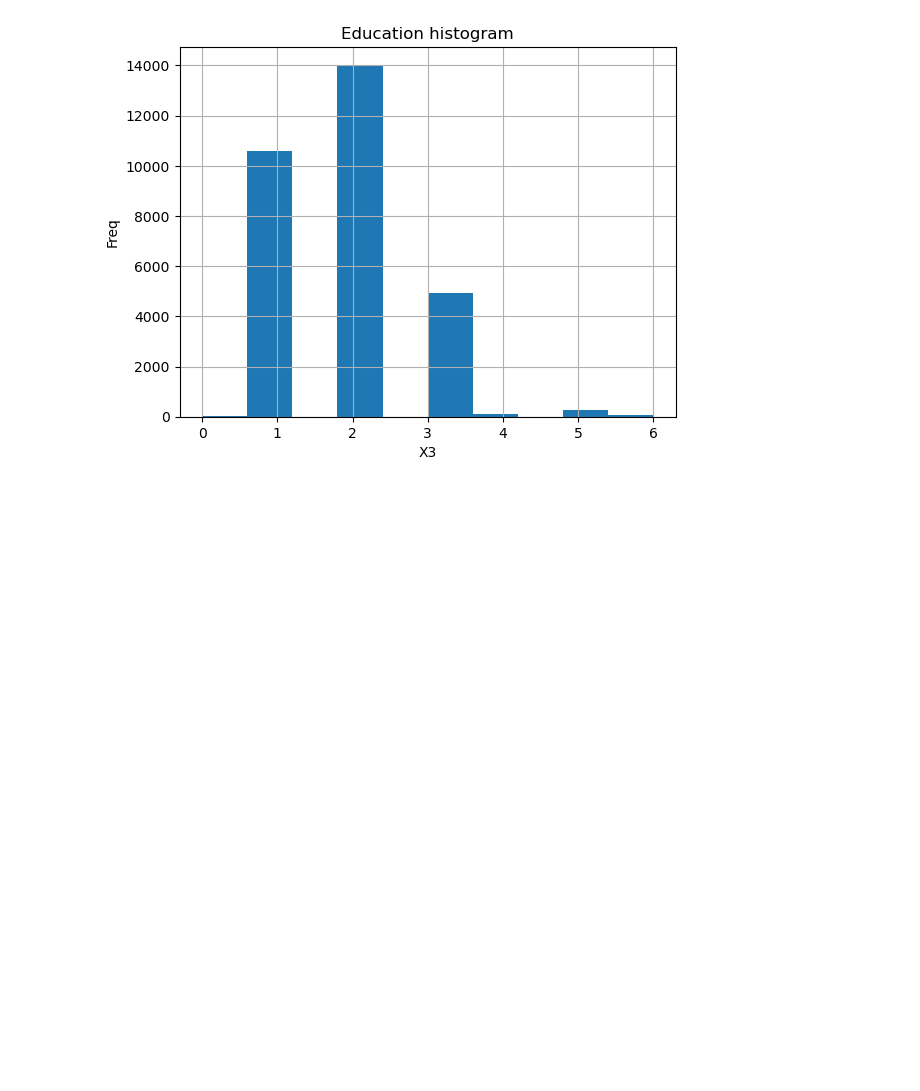
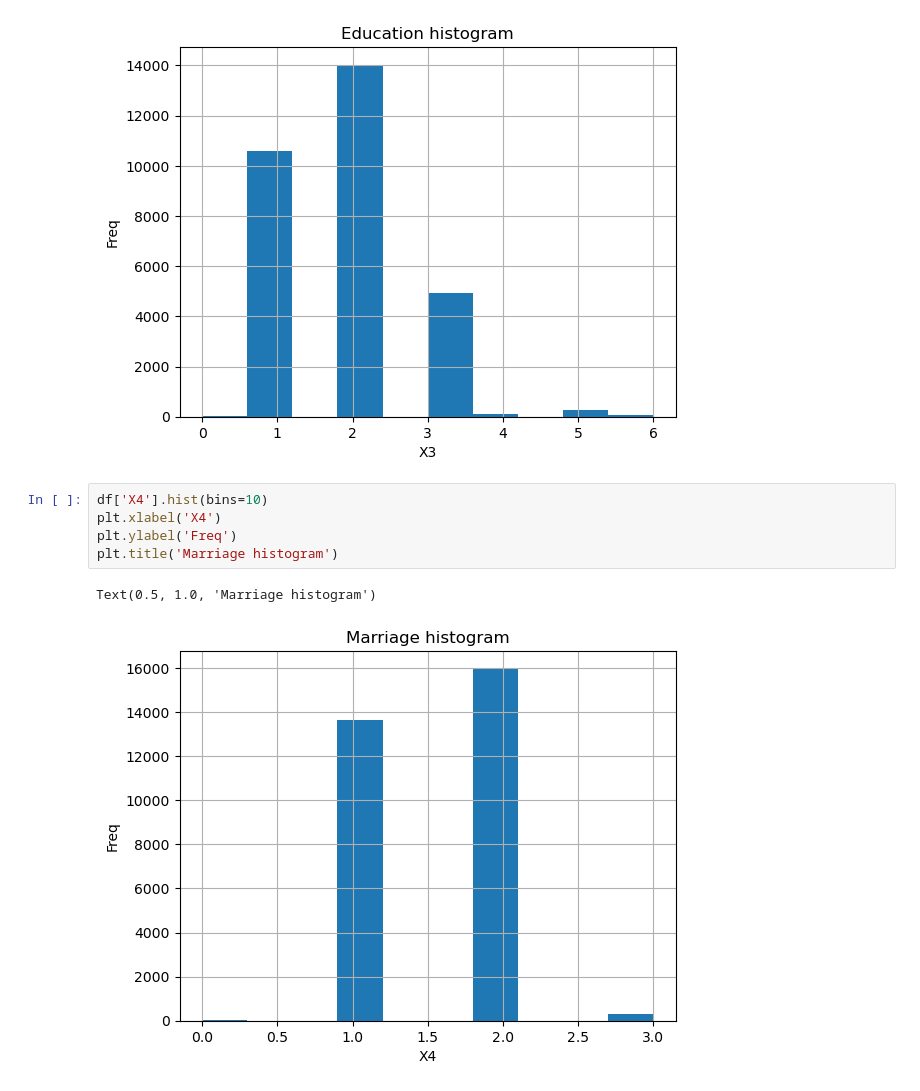
Before and after one commit to utkarshpant/6304-big-data-final-project, a Jupyter notebook: default+of+credit+card+clients/Source.ipynb, the cells around one changed output. Drawn from its saved outputs; the diff is of its cells as text; blank space fills up the shorter version.

Commit message:
more plots

```diff
--- a/default+of+credit+card+clients/Source.ipynb
+++ b/default+of+credit+card+clients/Source.ipynb
@@ -223,3 +223,11 @@ plt.title('Education histogram')
 # %% [output]
 Text(0.5, 1.0, 'Education histogram')
 [figure]
+# %%
+df['X4'].hist(bins=10)
+plt.xlabel('X4')
+plt.ylabel('Freq')
+plt.title('Marriage histogram')
+# %% [output]
+Text(0.5, 1.0, 'Marriage histogram')
+[figure, added]
```
Also changed, not shown: parts of 9 cells of this notebook.
